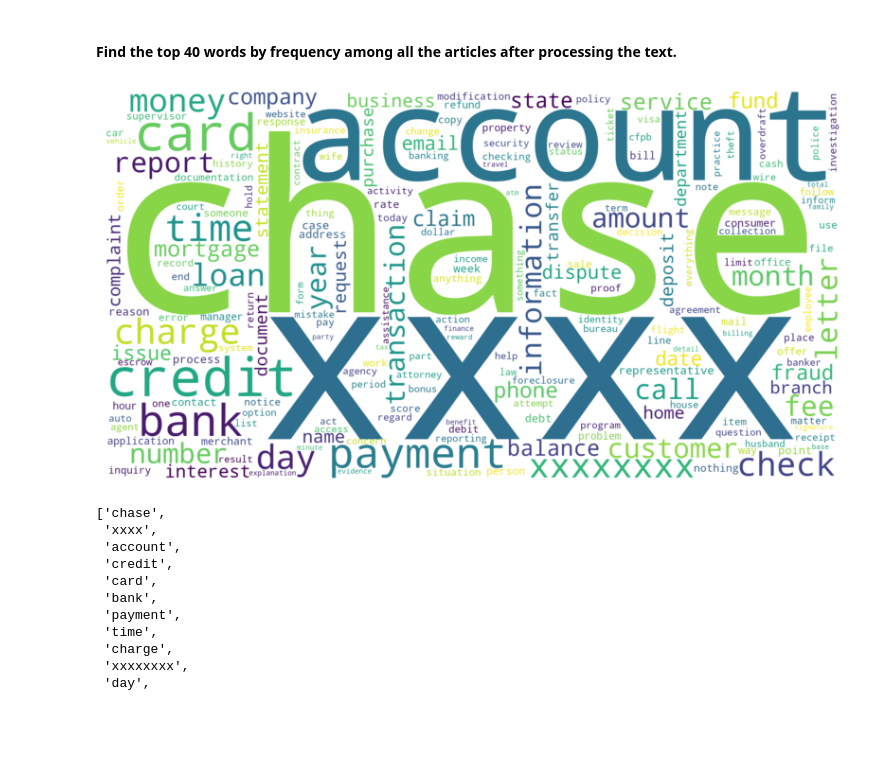
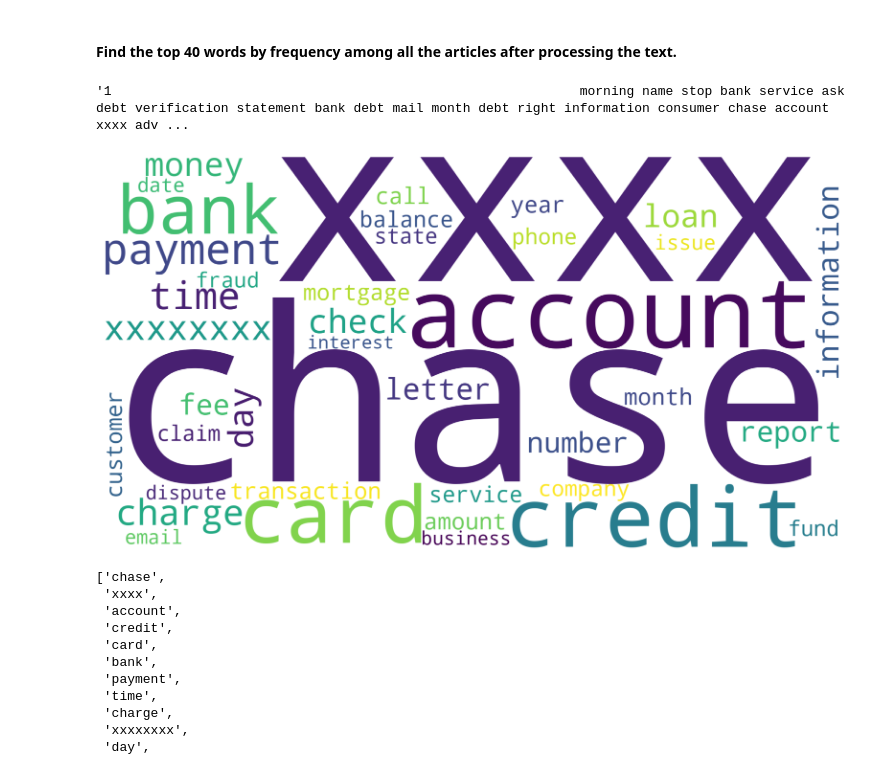
Before and after one commit to ranpariyachetan/automatic-ticket-classification, a Jupyter notebook: Automatic_Ticket_Classification_Assignment.ipynb, the cells around one changed output. Saved outputs shown, nothing was run; the diff lists cells and outputs as text; code cells hidden in the pictures; blank space fills up the shorter version.

Commit message:
Added stopwords while creating word cloud.

```diff
--- a/Automatic_Ticket_Classification_Assignment.ipynb
+++ b/Automatic_Ticket_Classification_Assignment.ipynb
@@ -349,17 +349,28 @@ Write the code in this task to perform the following:
 #Using a word cloud find the top 40 words by frequency among all the articles after processing the text
 
 all_complaint_words = ' '.join([complaint.strip() for complaint in df_clean['complaint_POS_removed']])
+# %%
+str(df_clean['complaint_POS_removed'])
+# %% [output]
+'1                                                            morning name stop bank service ask debt verification statement bank debt mail month debt right information consumer chase account xxxx adv ...
 # %%
 # Creating word cloud for all the words collected from the complaint text.
-
-word_cloud = WordCloud(collocations = False, width = 2048, height = 1080, background_color = 'white').generate(all_complaint_words)
+stop_words = set(STOPWORDS)
+word_cloud = WordCloud(
+        collocations = False,
+        stopwords=stop_words,
+        width = 2048, height = 1080,
+        background_color = 'white',
+        max_words=40,
+        random_state=42
+    ).generate(all_complaint_words)
 # Display the generated Word Cloud
-plt.figure(figsize=(10, 10))
+plt.figure(figsize=(20, 18))
 plt.imshow(word_cloud, interpolation='bilinear')
 plt.axis("off")
 plt.show()
 # %% [output]
-[figure, old version]
+[figure, new version]
 # %%
 list(word_cloud.words_.keys())[:40]
 # %% [output]
```
Also changed, not shown: parts of 3 cells of this notebook.
